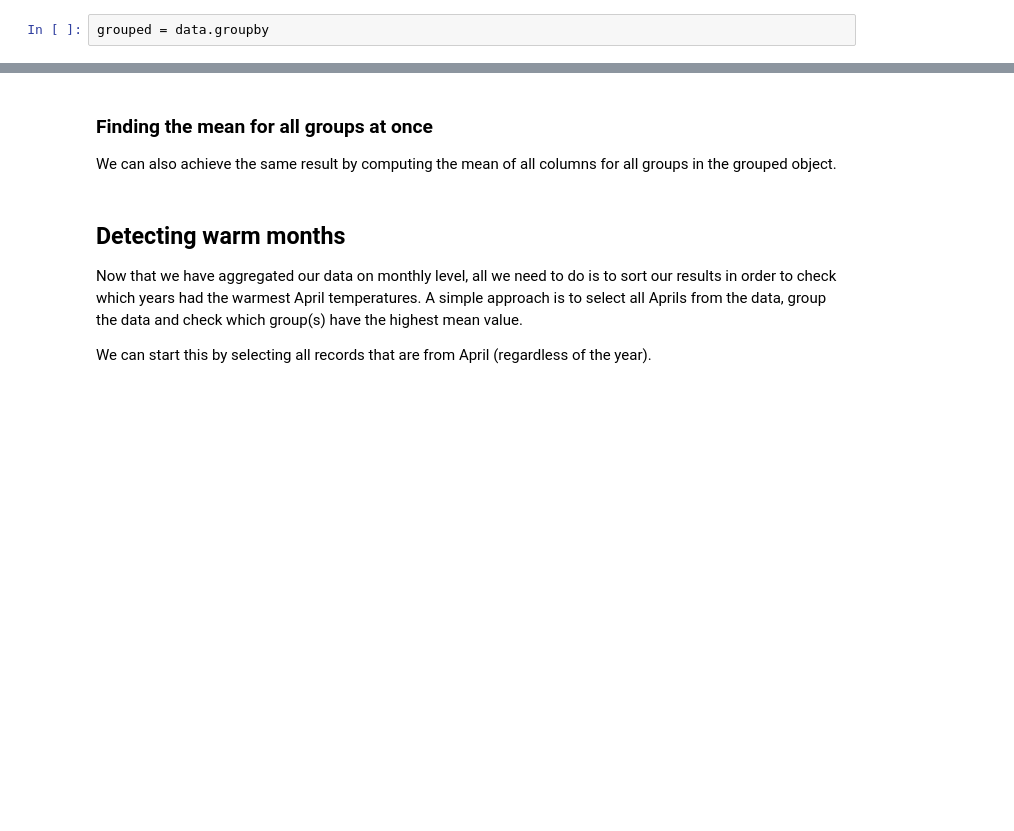
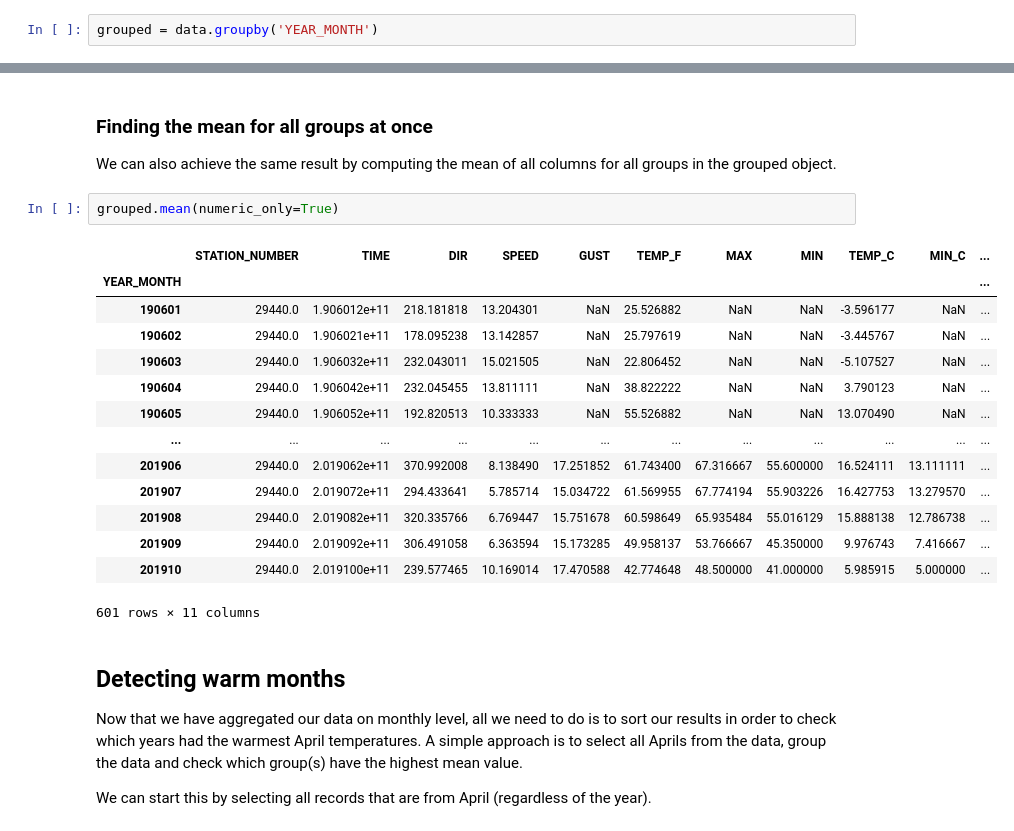
Before and after one commit to jeromemaiquez/geopython_notebooks, a Jupyter notebook: L6/advanced-data-processing-with-pandas.ipynb, the cells around one changed output, grey strips where cells are left out. Drawn from its saved outputs; the diff is of its cells as text; blank space fills up the shorter version.

```diff
--- a/L6/advanced-data-processing-with-pandas.ipynb
+++ b/L6/advanced-data-processing-with-pandas.ipynb
@@ -690,7 +690,7 @@ We have quite a few rows of weather data, and several observations per day. Our
 
 To condense our data to monthly average values we can group our data based on the unique year and month combinations.
 # %%
-grouped = data.groupby
+grouped = data.groupby('YEAR_MONTH')
 # %% [markdown]
 **Note**: It is also possible to create combinations of years and months on-the-fly when grouping the data:
 
@@ -805,6 +873,23 @@ Awesome! Now we have aggregated our data and we have a new DataFrame called `mon
 ### Finding the mean for all groups at once
 
 We can also achieve the same result by computing the mean of all columns for all groups in the grouped object.
+# %%
+grouped.mean(numeric_only=True)
+# %% [output]
+|  | STATION_NUMBER | TIME | DIR | SPEED | GUST | TEMP_F | MAX | MIN | TEMP_C | MIN_C | ... |
+| YEAR_MONTH |  |  |  |  |  |  |  |  |  |  | ... |
+| 190601 | 29440.0 | 1.906012e+11 | 218.181818 | 13.204301 | NaN | 25.526882 | NaN | NaN | -3.596177 | NaN | ... |
+| 190602 | 29440.0 | 1.906021e+11 | 178.095238 | 13.142857 | NaN | 25.797619 | NaN | NaN | -3.445767 | NaN | ... |
+| 190603 | 29440.0 | 1.906032e+11 | 232.043011 | 15.021505 | NaN | 22.806452 | NaN | NaN | -5.107527 | NaN | ... |
+| 190604 | 29440.0 | 1.906042e+11 | 232.045455 | 13.811111 | NaN | 38.822222 | NaN | NaN | 3.790123 | NaN | ... |
+| 190605 | 29440.0 | 1.906052e+11 | 192.820513 | 10.333333 | NaN | 55.526882 | NaN | NaN | 13.070490 | NaN | ... |
+| ... | ... | ... | ... | ... | ... | ... | ... | ... | ... | ... | ... |
+| 201906 | 29440.0 | 2.019062e+11 | 370.992008 | 8.138490 | 17.251852 | 61.743400 | 67.316667 | 55.600000 | 16.524111 | 13.111111 | ... |
+| 201907 | 29440.0 | 2.019072e+11 | 294.433641 | 5.785714 | 15.034722 | 61.569955 | 67.774194 | 55.903226 | 16.427753 | 13.279570 | ... |
+| 201908 | 29440.0 | 2.019082e+11 | 320.335766 | 6.769447 | 15.751678 | 60.598649 | 65.935484 | 55.016129 | 15.888138 | 12.786738 | ... |
+| 201909 | 29440.0 | 2.019092e+11 | 306.491058 | 6.363594 | 15.173285 | 49.958137 | 53.766667 | 45.350000 | 9.976743 | 7.416667 | ... |
+| 201910 | 29440.0 | 2.019100e+11 | 239.577465 | 10.169014 | 17.470588 | 42.774648 | 48.500000 | 41.000000 | 5.985915 | 5.000000 | ... |
+601 rows × 11 columns
 # %% [markdown]
 ## Detecting warm months
 
```
Also changed, not shown: parts of 22 cells of this notebook.
